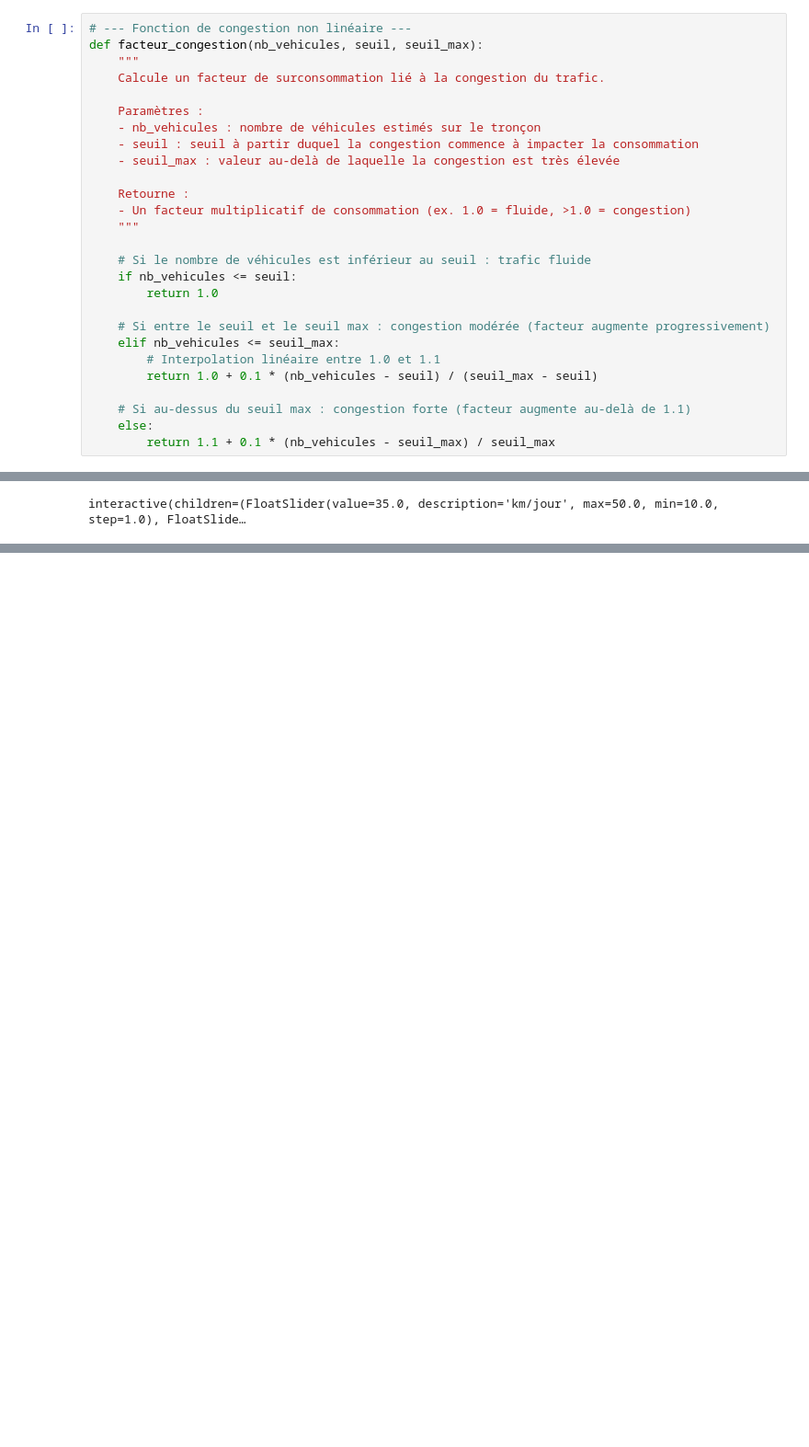
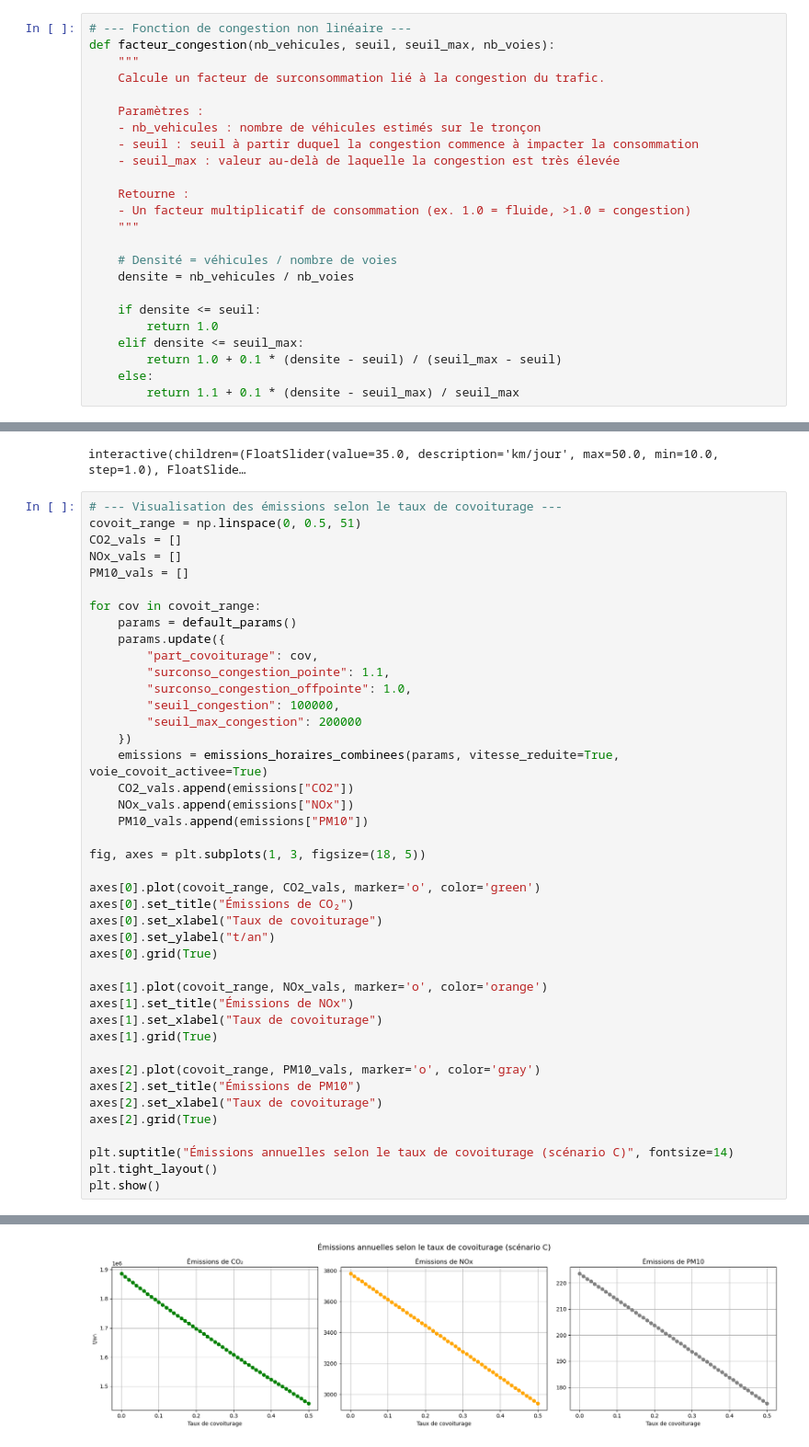
Before and after one commit to qgaillar/Design-Project, a Jupyter notebook: Model_conso_CO2/model2.ipynb, the cells around one changed output, grey strips where cells are left out. Shown at 92% size. Drawn from its saved outputs; the diff is of its cells as text; blank space fills up the shorter version.

Commit message:
model basé sur séparation en 4 voies

```diff
--- a/Model_conso_CO2/model2.ipynb
+++ b/Model_conso_CO2/model2.ipynb
@@ -41,7 +40,7 @@ def default_params():
     }
 # %%
 # --- Fonction de congestion non linéaire ---
-def facteur_congestion(nb_vehicules, seuil, seuil_max):
+def facteur_congestion(nb_vehicules, seuil, seuil_max, nb_voies):
     """
     Calcule un facteur de surconsommation lié à la congestion du trafic.
 
@@ -54,18 +53,15 @@ def facteur_congestion(nb_vehicules, seuil, seuil_max):
     - Un facteur multiplicatif de consommation (ex. 1.0 = fluide, >1.0 = congestion)
     """
 
-    # Si le nombre de véhicules est inférieur au seuil : trafic fluide
-    if nb_vehicules <= seuil:
+    # Densité = véhicules / nombre de voies
+    densite = nb_vehicules / nb_voies
+
+    if densite <= seuil:
         return 1.0
-
-    # Si entre le seuil et le seuil max : congestion modérée (facteur augmente progressivement)
-    elif nb_vehicules <= seuil_max:
-        # Interpolation linéaire entre 1.0 et 1.1
-        return 1.0 + 0.1 * (nb_vehicules - seuil) / (seuil_max - seuil)
-
-    # Si au-dessus du seuil max : congestion forte (facteur augmente au-delà de 1.1)
+    elif densite <= seuil_max:
+        return 1.0 + 0.1 * (densite - seuil) / (seuil_max - seuil)
     else:
-        return 1.1 + 0.1 * (nb_vehicules - seuil_max) / seuil_max
+        return 1.1 + 0.1 * (densite - seuil_max) / seuil_max
 # %%
 # --- Fonction d'estimation des émissions ---
 def calcul_emissions(params, vitesse_reduite=False, part_temps=1.0, voie_covoit_activee=False):
@@ -298,3 +296,46 @@ def simulation_interactive(distance_moyenne_km, part_covoiturage,
     afficher_resultats(params)
 # %% [output]
 interactive(children=(FloatSlider(value=35.0, description='km/jour', max=50.0, min=10.0, step=1.0), FloatSlide…
+# %%
+# --- Visualisation des émissions selon le taux de covoiturage ---
+covoit_range = np.linspace(0, 0.5, 51)
+CO2_vals = []
+NOx_vals = []
+PM10_vals = []
+
+for cov in covoit_range:
+    params = default_params()
+    params.update({
+        "part_covoiturage": cov,
+        "surconso_congestion_pointe": 1.1,
+        "surconso_congestion_offpointe": 1.0,
+        "seuil_congestion": 100000,
+        "seuil_max_congestion": 200000
+    })
+    emissions = emissions_horaires_combinees(params, vitesse_reduite=True, voie_covoit_activee=True)
+    CO2_vals.append(emissions["CO2"])
+    NOx_vals.append(emissions["NOx"])
+    PM10_vals.append(emissions["PM10"])
+
+fig, axes = plt.subplots(1, 3, figsize=(18, 5))
+
+axes[0].plot(covoit_range, CO2_vals, marker='o', color='green')
+axes[0].set_title("Émissions de CO₂")
+axes[0].set_xlabel("Taux de covoiturage")
+axes[0].set_ylabel("t/an")
+axes[0].grid(True)
+
+axes[1].plot(covoit_range, NOx_vals, marker='o', color='orange')
+axes[1].set_title("Émissions de NOx")
+axes[1].set_xlabel("Taux de covoiturage")
+axes[1].grid(True)
+
+axes[2].plot(covoit_range, PM10_vals, marker='o', color='gray')
+axes[2].set_title("Émissions de PM10")
+axes[2].set_xlabel("Taux de covoiturage")
+axes[2].grid(True)
+
+plt.suptitle("Émissions annuelles selon le taux de covoiturage (scénario C)", fontsize=14)
+plt.tight_layout()
+plt.show()
+# %% [output]
@@ -300,0 +359 @@ interactive(children=(FloatSlider(value=35.0, description='km/jour', max=50.0, m
+[figure, added]
```
Also changed, not shown: parts of 3 cells of this notebook.
